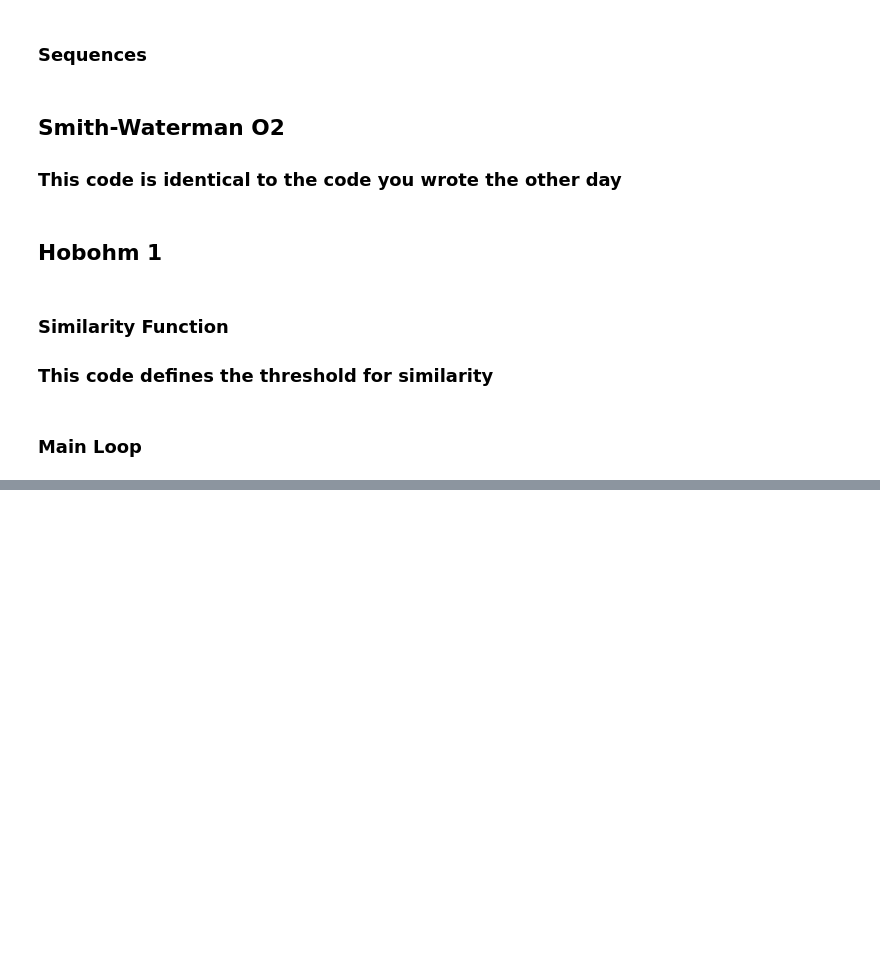
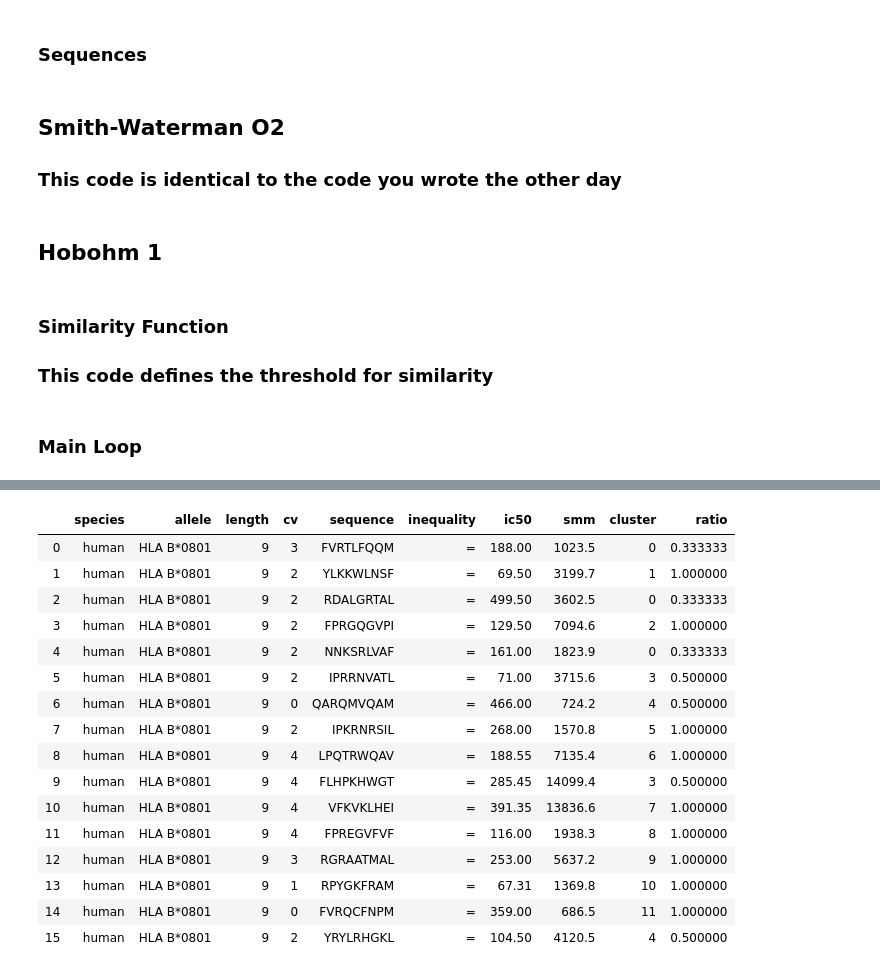
Before and after one commit to laurasansc/algorithms_bioinformatics, a Jupyter notebook: hobohm1_jckf.ipynb, the cells around one changed output, grey strips where cells are left out. Cells and saved outputs as stored; diff of their text form; code cells hidden in the pictures; blank space fills up the shorter version.

```diff
--- a/hobohm1_jckf.ipynb
+++ b/hobohm1_jckf.ipynb
@@ -63,3 +85,24 @@ def load_CSV_sequences(alm_file):
+# %%
+def homology_function(alignment_length, matches, threshold, peptide1 = None, peptide2 = None):
+    if (peptide1!=None) & (peptide2!=None):
+         if len(peptide1) == len(peptide2):
+                e_peptides = encode([peptide1, peptide2], blosum50, alphabet)
+                peptide1 = np.array(e_peptides[0])
+                peptide2 = np.array(e_peptides[1])
+                homology_score = cosine(peptide1, peptide2)
+                if homology_score < threshold:
+
+                    return "discard", homology_score
+                else:
+                    return "keep", homology_score
+
+
+    homology_score = 2.9 * sqrt(alignment_length)
+
+    if matches > homology_score: ## Add the inequally sign
+        return "discard", homology_score
+    else:
+        return "keep", homology_score
 # %% [markdown]
 ## Smith-Waterman O2
 
@@ -235,14 +278,14 @@ def smith_waterman_traceback(E_matrix, D_matrix, i_max, j_max, query, database,
 
 ### This code defines the threshold for similarity
 # %%
-def homology_function(alignment_length, matches):
-
-    homology_score = 2.9 * sqrt(alignment_length) # FIX FOR SHORT PEPTIDES
-
-    if matches > homology_score: ## Add the inequally sign
-        return "discard", homology_score
-    else:
-        return "keep", homology_score
+#def homology_function(alignment_length, matches):
+#
+#    homology_score = 2.9 * sqrt(alignment_length) # FIX FOR SHORT PEPTIDES
+#
+#    if matches > homology_score: ## Add the inequally sign
+#        return "discard", homology_score
+#    else:
+#        return "keep", homology_score
 # %% [markdown]
 ### Main Loop
 # %%
@@ -275,6 +318,7 @@ for training_file in training_files:
     scoring_scheme = blosum50
     gap_open = -11
     gap_extension = -1
+    threshold = 0.35
 
     t0 = time()
 
@@ -289,8 +333,9 @@ for training_file in training_files:
 
             alignment_length = len(aligned_query)
 
-            homology_outcome, homology_score = homology_function(alignment_length, matches)
-
+            homology_outcome, homology_score = homology_function(alignment_length, matches, threshold, query, database)
+            if homology_score < threshold:
+                print(query,database,homology_score)
             # query is not unique
             if homology_outcome == "discard":
 
@@ -336,0 +411,20 @@ data/train\HLA A_0201_train.csv
+# %%
+data
+# %% [output]
+|  | species | allele | length | cv | sequence | inequality | ic50 | smm | cluster | ratio |
+| 0 | human | HLA B*0801 | 9 | 3 | FVRTLFQQM | = | 188.00 | 1023.5 | 0 | 0.333333 |
+| 1 | human | HLA B*0801 | 9 | 2 | YLKKWLNSF | = | 69.50 | 3199.7 | 1 | 1.000000 |
+| 2 | human | HLA B*0801 | 9 | 2 | RDALGRTAL | = | 499.50 | 3602.5 | 0 | 0.333333 |
+| 3 | human | HLA B*0801 | 9 | 2 | FPRGQGVPI | = | 129.50 | 7094.6 | 2 | 1.000000 |
+| 4 | human | HLA B*0801 | 9 | 2 | NNKSRLVAF | = | 161.00 | 1823.9 | 0 | 0.333333 |
+| 5 | human | HLA B*0801 | 9 | 2 | IPRRNVATL | = | 71.00 | 3715.6 | 3 | 0.500000 |
+| 6 | human | HLA B*0801 | 9 | 0 | QARQMVQAM | = | 466.00 | 724.2 | 4 | 0.500000 |
+| 7 | human | HLA B*0801 | 9 | 2 | IPKRNRSIL | = | 268.00 | 1570.8 | 5 | 1.000000 |
+| 8 | human | HLA B*0801 | 9 | 4 | LPQTRWQAV | = | 188.55 | 7135.4 | 6 | 1.000000 |
+| 9 | human | HLA B*0801 | 9 | 4 | FLHPKHWGT | = | 285.45 | 14099.4 | 3 | 0.500000 |
+| 10 | human | HLA B*0801 | 9 | 4 | VFKVKLHEI | = | 391.35 | 13836.6 | 7 | 1.000000 |
+| 11 | human | HLA B*0801 | 9 | 4 | FPREGVFVF | = | 116.00 | 1938.3 | 8 | 1.000000 |
+| 12 | human | HLA B*0801 | 9 | 3 | RGRAATMAL | = | 253.00 | 5637.2 | 9 | 1.000000 |
+| 13 | human | HLA B*0801 | 9 | 1 | RPYGKFRAM | = | 67.31 | 1369.8 | 10 | 1.000000 |
+| 14 | human | HLA B*0801 | 9 | 0 | FVRQCFNPM | = | 359.00 | 686.5 | 11 | 1.000000 |
+| 15 | human | HLA B*0801 | 9 | 2 | YRYLRHGKL | = | 104.50 | 4120.5 | 4 | 0.500000 |
```
Also changed, not shown: parts of 4 cells of this notebook, 1 other file.
